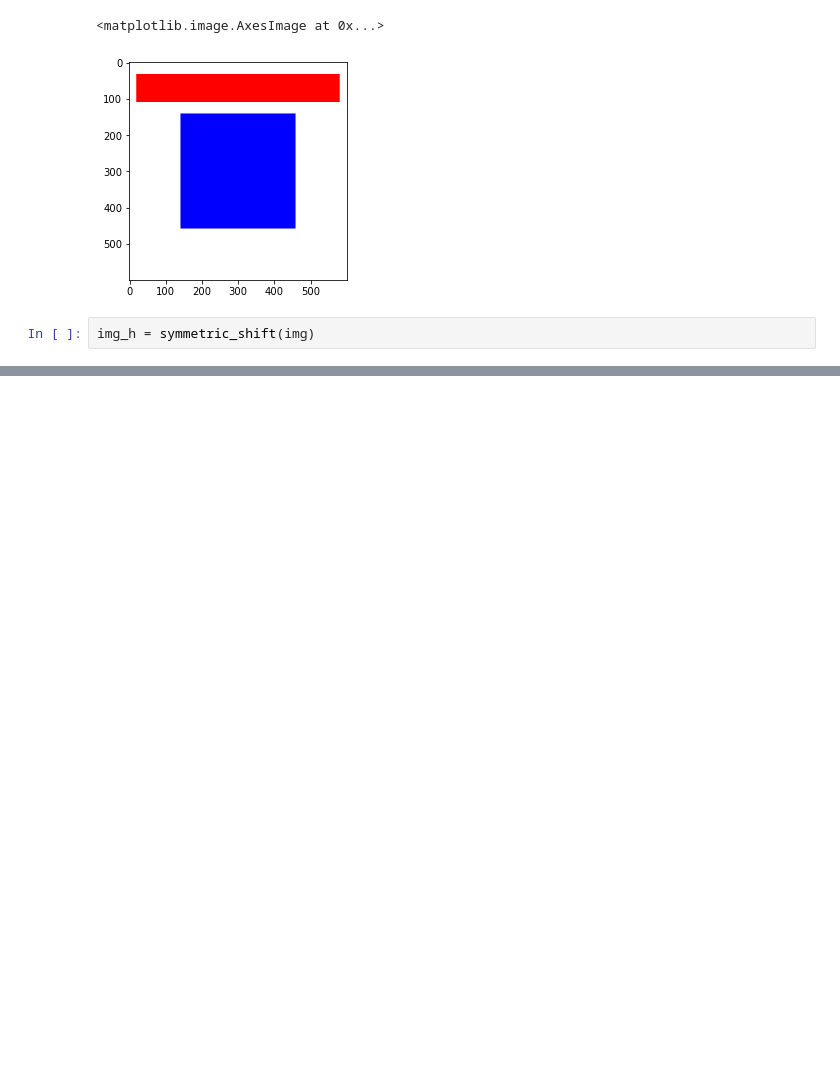
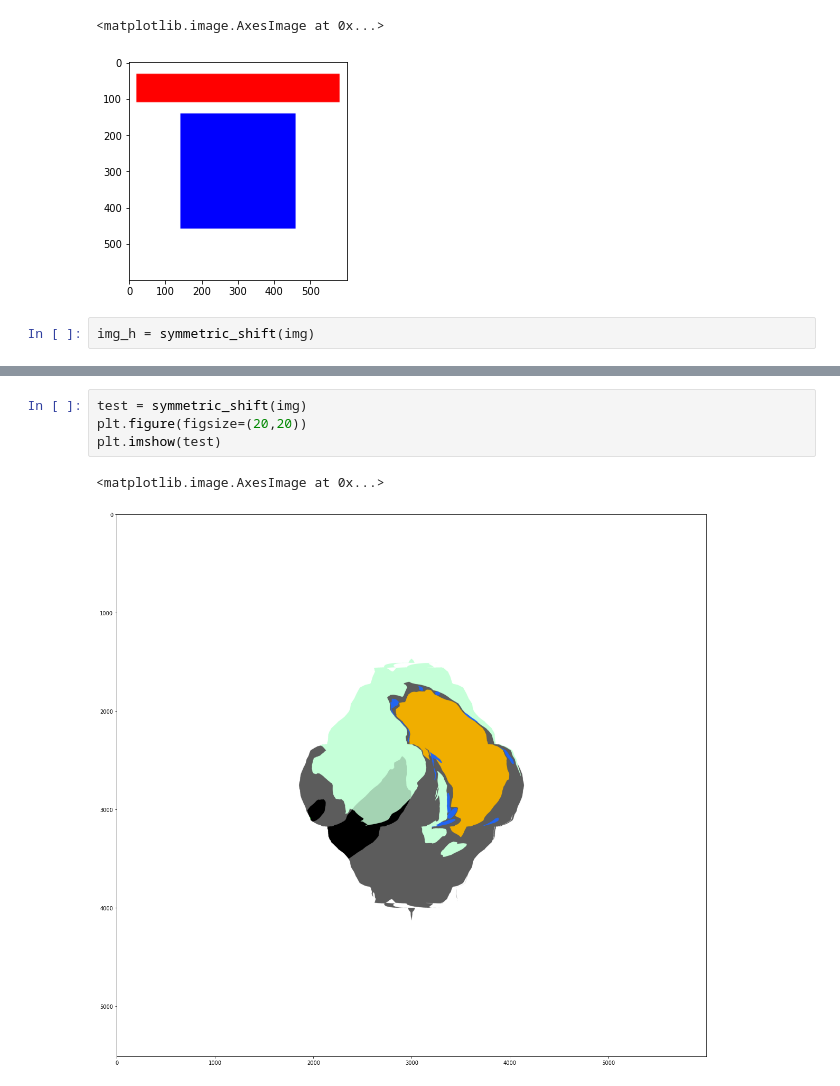
Before and after one commit to mls453/symmetry_optimizer, a Jupyter notebook: example_symmetric_shift.ipynb, the cells around one changed output, grey strips where cells are left out. Drawn from its saved outputs; the diff is of its cells as text; blank space fills up the shorter version.

```diff
--- a/example_symmetric_shift.ipynb
+++ b/example_symmetric_shift.ipynb
@@ -20,0 +77,7 @@ plt.imshow(img_h)
+# %%
+test = symmetric_shift(img)
+plt.figure(figsize=(20,20))
+plt.imshow(test)
+# %% [output]
+<matplotlib.image.AxesImage at 0x...>
+[figure, added]
```
Also changed, not shown: parts of 9 cells of this notebook, 24 other files.
